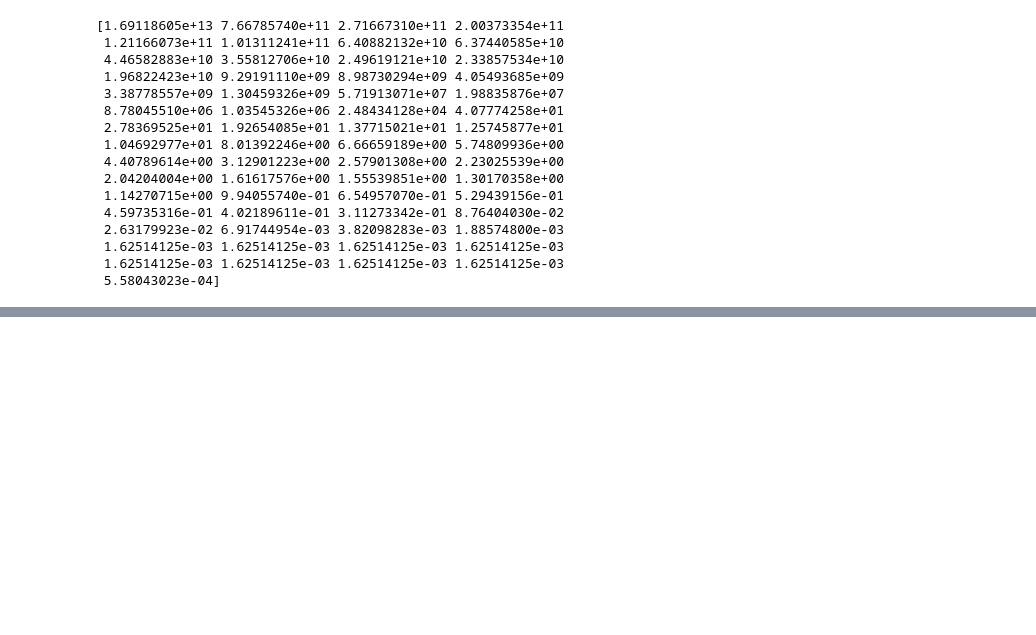
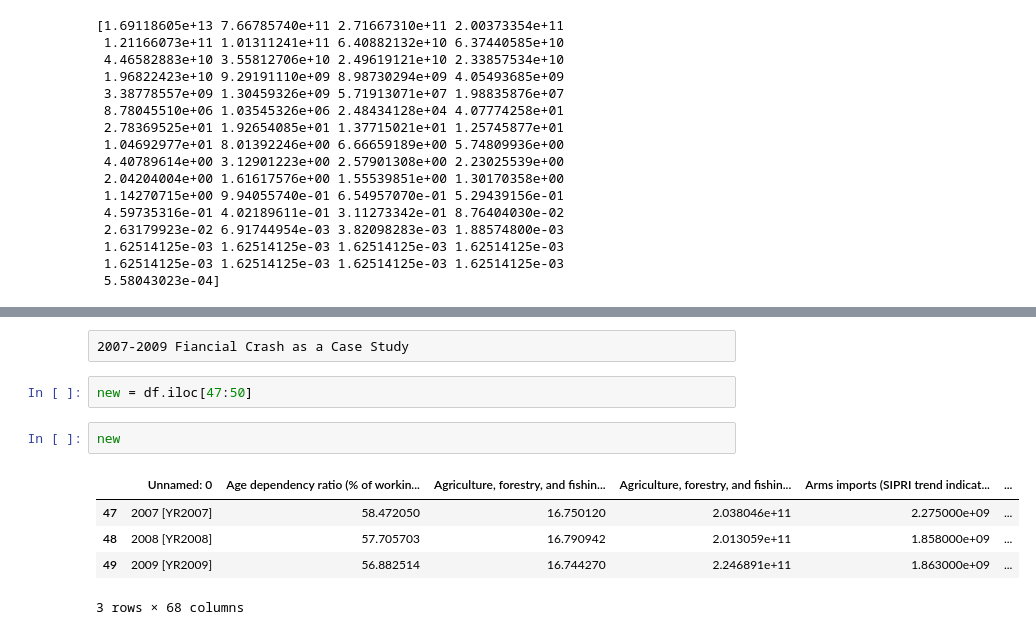
Before and after one commit to joshianirudh/DataAnalyticsProject, a Jupyter notebook: EDA.ipynb, the cells around one changed output, grey strips where cells are left out. Saved outputs shown, nothing was run; the diff lists cells and outputs as text; blank space fills up the shorter version.

```diff
--- a/EDA.ipynb
+++ b/EDA.ipynb
@@ -659,0 +694,12 @@ print(pca.singular_values_)
+# %% [raw]
+2007-2009 Fiancial Crash as a Case Study
+# %%
+new = df.iloc[47:50]
+# %%
+new
+# %% [output]
+|  | Unnamed: 0 | Age dependency ratio (% of workin... | Agriculture, forestry, and fishin... | Agriculture, forestry, and fishin... | Arms imports (SIPRI trend indicat... | ... |
+| 47 | 2007 [YR2007] | 58.472050 | 16.750120 | 2.038046e+11 | 2.275000e+09 | ... |
+| 48 | 2008 [YR2008] | 57.705703 | 16.790942 | 2.013059e+11 | 1.858000e+09 | ... |
+| 49 | 2009 [YR2009] | 56.882514 | 16.744270 | 2.246891e+11 | 1.863000e+09 | ... |
+3 rows × 68 columns
```
Also changed, not shown: parts of 10 cells of this notebook, 4 other files.
